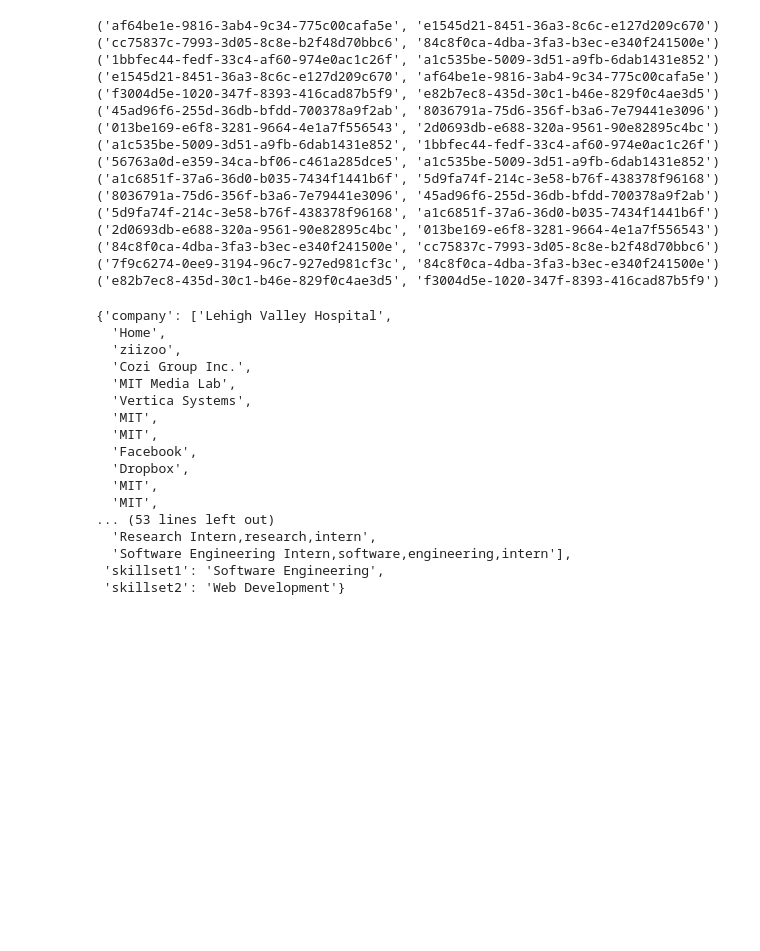
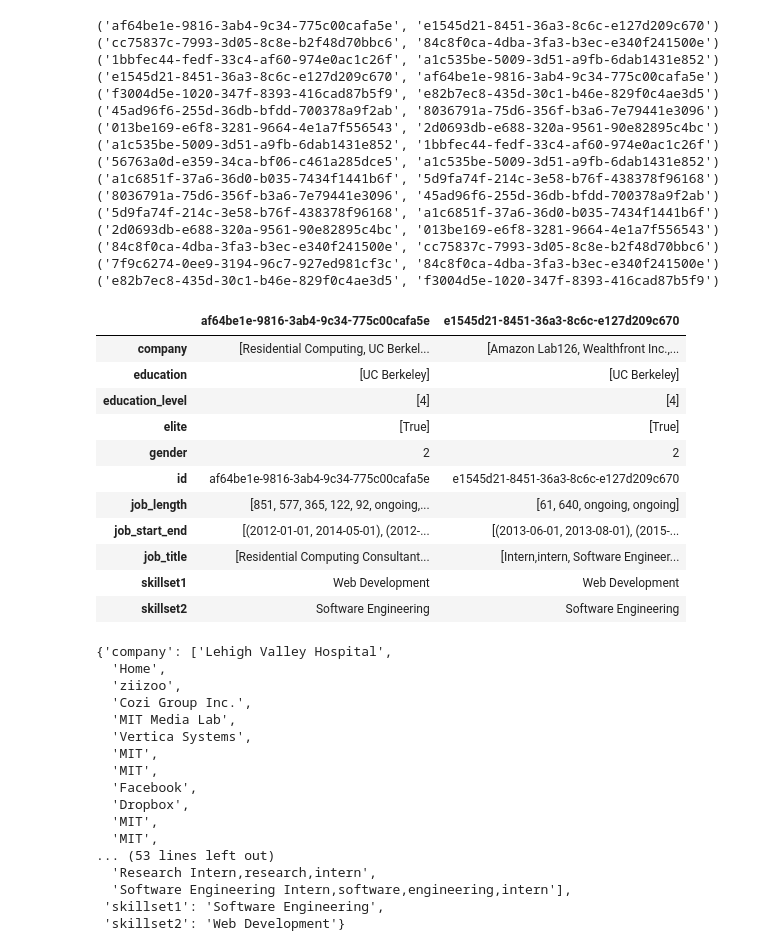
Before and after one commit to hodsonjames/employment, a Jupyter notebook: skill_evolution.ipynb, the cells around one changed output. Cells and saved outputs as stored; diff of their text form; code cells hidden in the pictures; blank space fills up the shorter version.

```diff
--- a/skill_evolution.ipynb
+++ b/skill_evolution.ipynb
@@ -359,6 +359,27 @@ for e in entries:
 ('84c8f0ca-4dba-3fa3-b3ec-e340f241500e', 'cc75837c-7993-3d05-8c8e-b2f48d70bbc6')
 ('7f9c6274-0ee9-3194-96c7-927ed981cf3c', '84c8f0ca-4dba-3fa3-b3ec-e340f241500e')
 ('e82b7ec8-435d-30c1-b46e-829f0c4ae3d5', 'f3004d5e-1020-347f-8393-416cad87b5f9')
+# %%
+def compare_profiles(profile_1, profile_2):
+    d = {profile_1: profiles[profile_1].attributes, profile_2: profiles[profile_2].attributes}
+    df = pd.DataFrame(d)
+    return df
+# %%
+pd.set_option('display.max_colwidth', 50)
+compare_profiles('af64be1e-9816-3ab4-9c34-775c00cafa5e', 'e1545d21-8451-36a3-8c6c-e127d209c670')
+# %% [output]
+|  | af64be1e-9816-3ab4-9c34-775c00cafa5e | e1545d21-8451-36a3-8c6c-e127d209c670 |
+| company | [Residential Computing, UC Berkel... | [Amazon Lab126, Wealthfront Inc.,... |
+| education | [UC Berkeley] | [UC Berkeley] |
+| education_level | [4] | [4] |
+| elite | [True] | [True] |
+| gender | 2 | 2 |
+| id | af64be1e-9816-3ab4-9c34-775c00cafa5e | e1545d21-8451-36a3-8c6c-e127d209c670 |
+| job_length | [851, 577, 365, 122, 92, ongoing,... | [61, 640, ongoing, ongoing] |
+| job_start_end | [(2012-01-01, 2014-05-01), (2012-... | [(2013-06-01, 2013-08-01), (2015-... |
+| job_title | [Residential Computing Consultant... | [Intern,intern, Software Engineer... |
+| skillset1 | Web Development | Web Development |
+| skillset2 | Software Engineering | Software Engineering |
 # %%
 profiles['a1c6851f-37a6-36d0-b035-7434f1441b6f'].attributes
 # %% [output]
```
